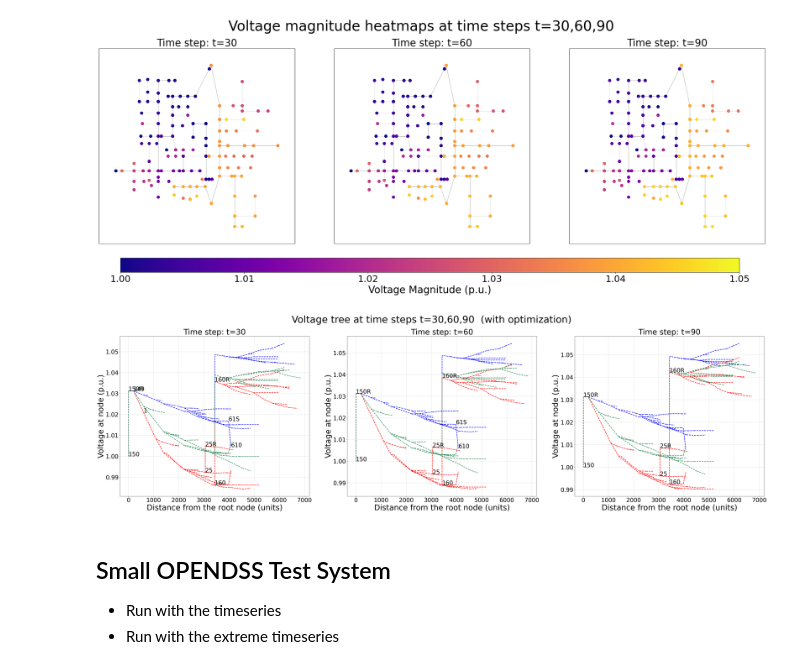
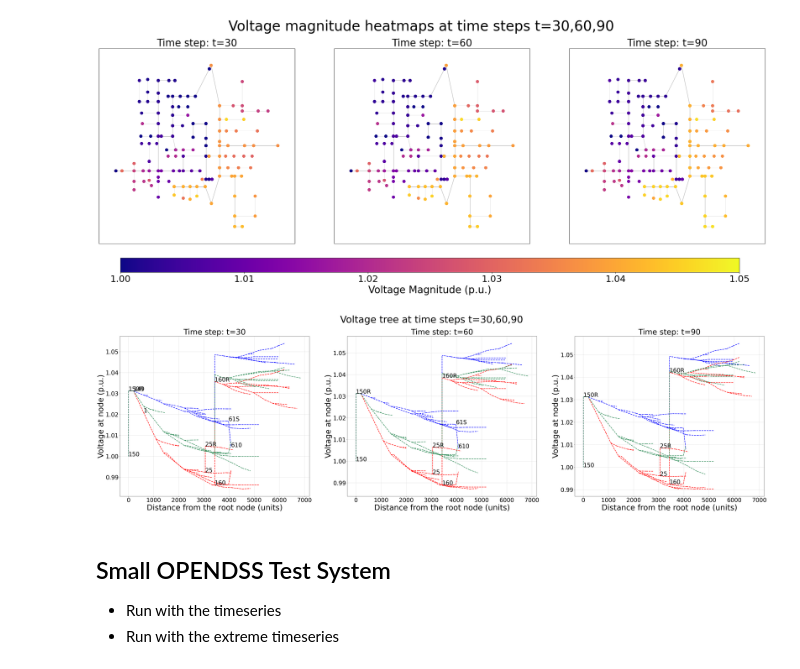
Before and after one commit to pnnl/oedisi_dopf, a Jupyter notebook: post_process/post_process.ipynb, the cells around one changed output. Cells and saved outputs as stored; diff of their text form; code cells hidden in the pictures.

```diff
--- a/post_process/post_process.ipynb
+++ b/post_process/post_process.ipynb
@@ -69,35 +69,34 @@ plotter.plot_voltage_tree(
     show=True, to_file=fig_filename,
     lw=2.5, ls='dashed',
     figsize=(60,15),
     annotate=True,
-    suptitle_sfx = "(with optimization)"
     )
 
 # case = "noopf"
 # directory = f"../outputs/{case}"
 # topology_filepath = os.path.join(directory, "topology.json")
 # buscoord_filepath = os.path.join(directory, "BusCoords.dat")
 # real_voltage_filepath = os.path.join(directory, "voltage_real.feather")
 # imag_voltage_filepath = os.path.join(directory, "voltage_imag.feather")
 
 
 # time = [30,60,90]
 # fig_filename = os.path.join(directory, f"vtree_{case}.png")
 # plotter.plot_voltage_tree(
 #     topology_filepath,
 #     buscoord_filepath,
 #     real_voltage_filepath,
 #     imag_voltage_filepath,
 #     root_node='150R', sep="    ",
 #     time=time,
 #     show=True, to_file=fig_filename,
 #     lw=2.5, ls='dashed',
 #     figsize=(60,15),
 #     annotate=True,
 #     suptitle_sfx = "(without optimization)",
 #     )
 # %% [output]
-[figure, old version]
+[figure, new version]
 # %% [markdown]
 ## Small OPENDSS Test System
  - Run with the timeseries
```
Also changed, not shown: 9 other files.
